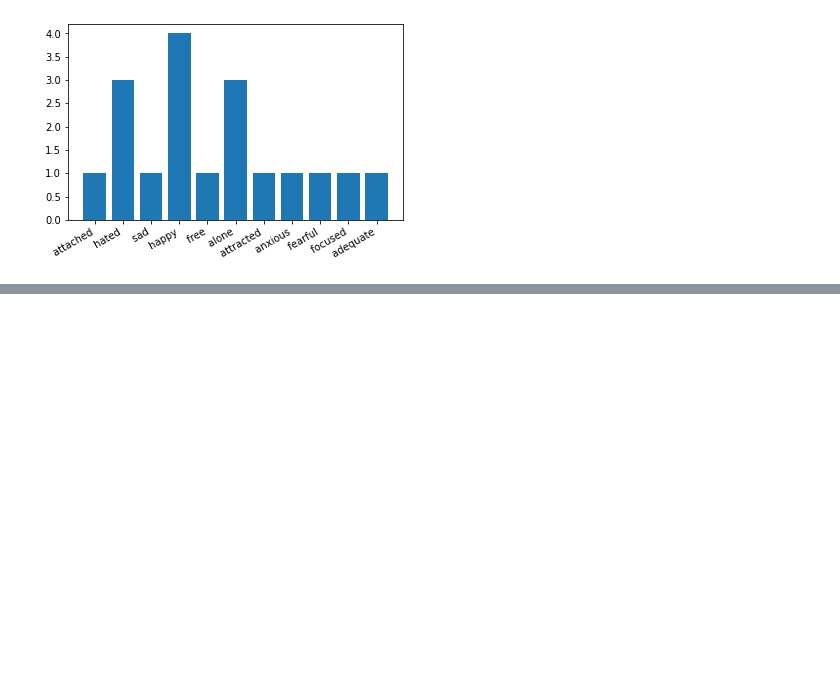
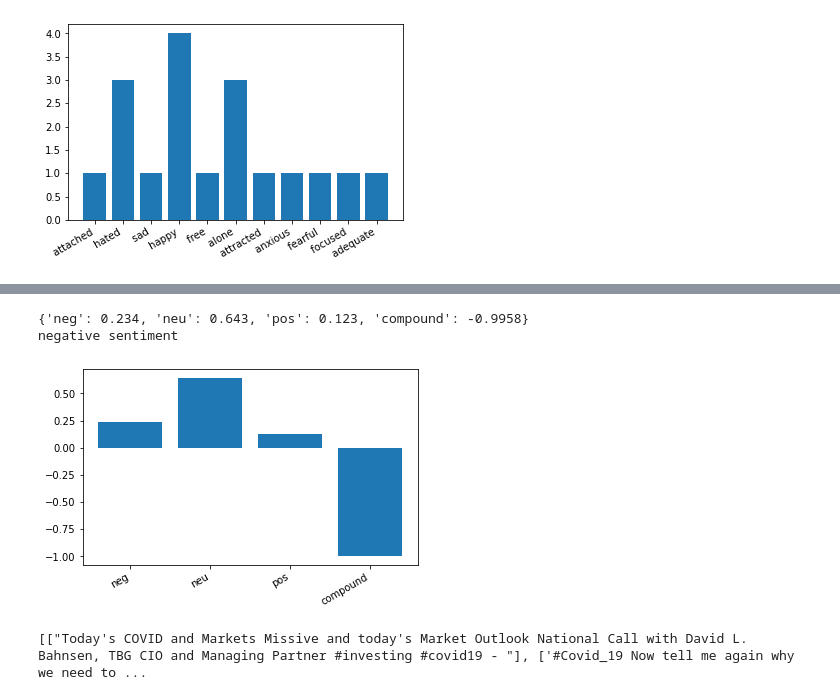
Before and after one commit to Rashvi/sentiment_analysis, a Jupyter notebook: sentiment_Analysis.ipynb, the cells around one changed output, grey strips where cells are left out. Saved outputs shown, nothing was run; the diff lists cells and outputs as text; code cells hidden in the pictures; blank space fills up the shorter version.

Commit message:
sentiment analysis with nltk

```diff
--- a/sentiment_Analysis.ipynb
+++ b/sentiment_Analysis.ipynb
@@ -78,0 +110,51 @@ plt.show()
+# %%
+text = open("textFile.txt",encoding='utf-8').read()
+LowerCase = text.lower()
+remove_punctuation = LowerCase.translate(str.maketrans('','',string.punctuation))
+#print(remove_punctuation)
+
+wordsInText = word_tokenize(remove_punctuation,'english')
+
+
+original_List = []
+for w in wordsInText:
+  if(w not in stopwords.words('english')):
+    original_List.append(w)
+
+
+
+
+def sentiment(sentiment_word):
+  score = SentimentIntensityAnalyzer().polarity_scores(sentiment_word)
+  print(score)
+  negative = score['neg']
+  positive = score['pos']
+
+  if negative > positive :
+    print("negative sentiment")
+
+  elif positive > negative :
+    print("positive sentiment")
+  else:
+     print("neutral sentiment")
+  fig, ax1 = plt.subplots()
+  ax1.bar(score.keys(), score.values())
+  fig.autofmt_xdate()
+  plt.savefig('sentiment_graph.png')
+  plt.show()
+
+sentiment(remove_punctuation)
+# %% [output]
+{'neg': 0.234, 'neu': 0.643, 'pos': 0.123, 'compound': -0.9958}
+negative sentiment
+[figure, added]
+# %%
+'''tweetCriteria = got.manager.TweetCriteria().setQuerySearch('covid 19')\
+                                           .setSince("2019-10-01")\
+                                           .setUntil("2020-06-30")\
+                                           .setMaxTweets(10)
+tweet = got.manager.TweetManager.getTweets(tweetCriteria)
+tweetsText = [[t.text] for t in tweet]
+print(tweetsText)'''
+# %% [output]
+[["Today's COVID and Markets Missive and today's Market Outlook National Call with David L. Bahnsen, TBG CIO and Managing Partner #investing #covid19 - "], ['#Covid_19 Now tell me again why we need to ...
```
Also changed, not shown: parts of 4 cells of this notebook.
